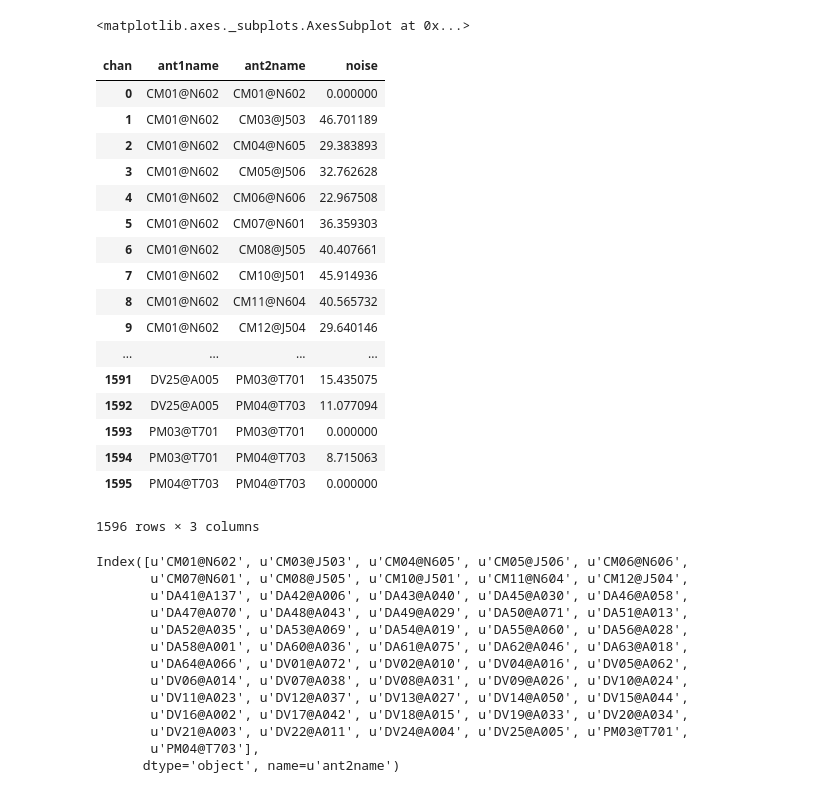
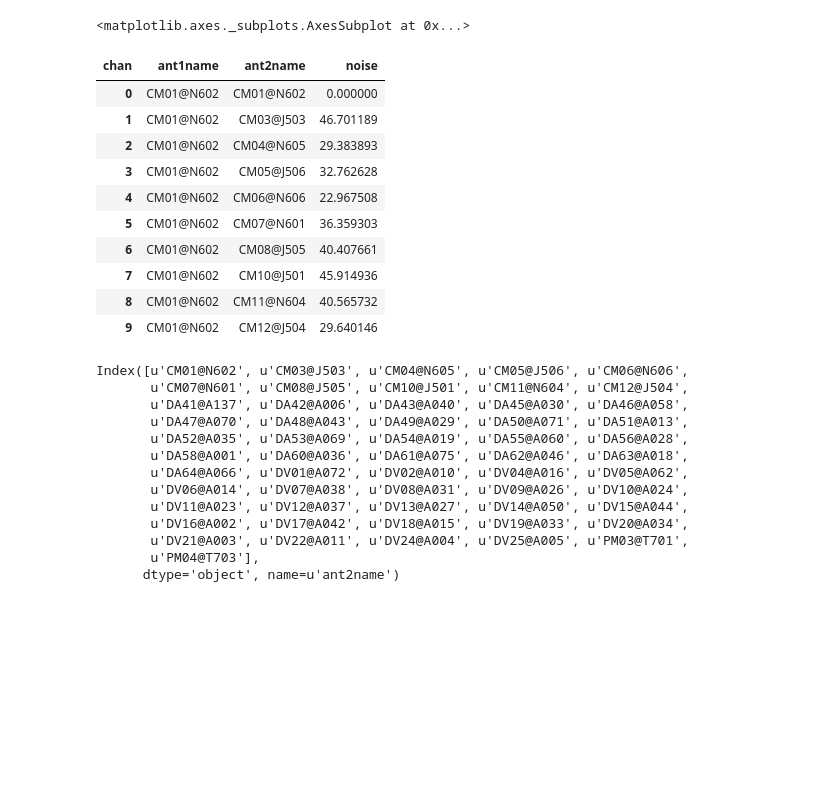
Before and after one commit to itoledoc/python_coffee, a Jupyter notebook: itoledoc_coffee.ipynb, the cells around one changed output. Cells and saved outputs as stored; diff of their text form; code cells hidden in the pictures; blank space fills up the shorter version.

```diff
--- a/itoledoc_coffee.ipynb
+++ b/itoledoc_coffee.ipynb
@@ -288,26 +272,19 @@ data_clean2.plot(kind='scatter', x='level_1', y=0)
 # %%
 data_ready['noise'] = todegclean.iloc[:,2:].std(axis=1)
 # %%
-data_ready[['ant1name', 'ant2name', 'noise']]
+data_ready[['ant1name', 'ant2name', 'noise']].head(10)
 # %% [output]
 | chan | ant1name | ant2name | noise |
 | 0 | CM01@N602 | CM01@N602 | 0.000000 |
 | 1 | CM01@N602 | CM03@J503 | 46.701189 |
 | 2 | CM01@N602 | CM04@N605 | 29.383893 |
 | 3 | CM01@N602 | CM05@J506 | 32.762628 |
 | 4 | CM01@N602 | CM06@N606 | 22.967508 |
 | 5 | CM01@N602 | CM07@N601 | 36.359303 |
 | 6 | CM01@N602 | CM08@J505 | 40.407661 |
 | 7 | CM01@N602 | CM10@J501 | 45.914936 |
 | 8 | CM01@N602 | CM11@N604 | 40.565732 |
 | 9 | CM01@N602 | CM12@J504 | 29.640146 |
-| ... | ... | ... | ... |
-| 1591 | DV25@A005 | PM03@T701 | 15.435075 |
-| 1592 | DV25@A005 | PM04@T703 | 11.077094 |
-| 1593 | PM03@T701 | PM03@T701 | 0.000000 |
-| 1594 | PM03@T701 | PM04@T703 | 8.715063 |
-| 1595 | PM04@T703 | PM04@T703 | 0.000000 |
-1596 rows × 3 columns
 # %%
 corr = data_ready[['ant1name', 'ant2name', 'noise']].pivot_table(index=['ant1name'], columns=['ant2name'])
 # %%
```
Also changed, not shown: parts of 4 cells of this notebook.
